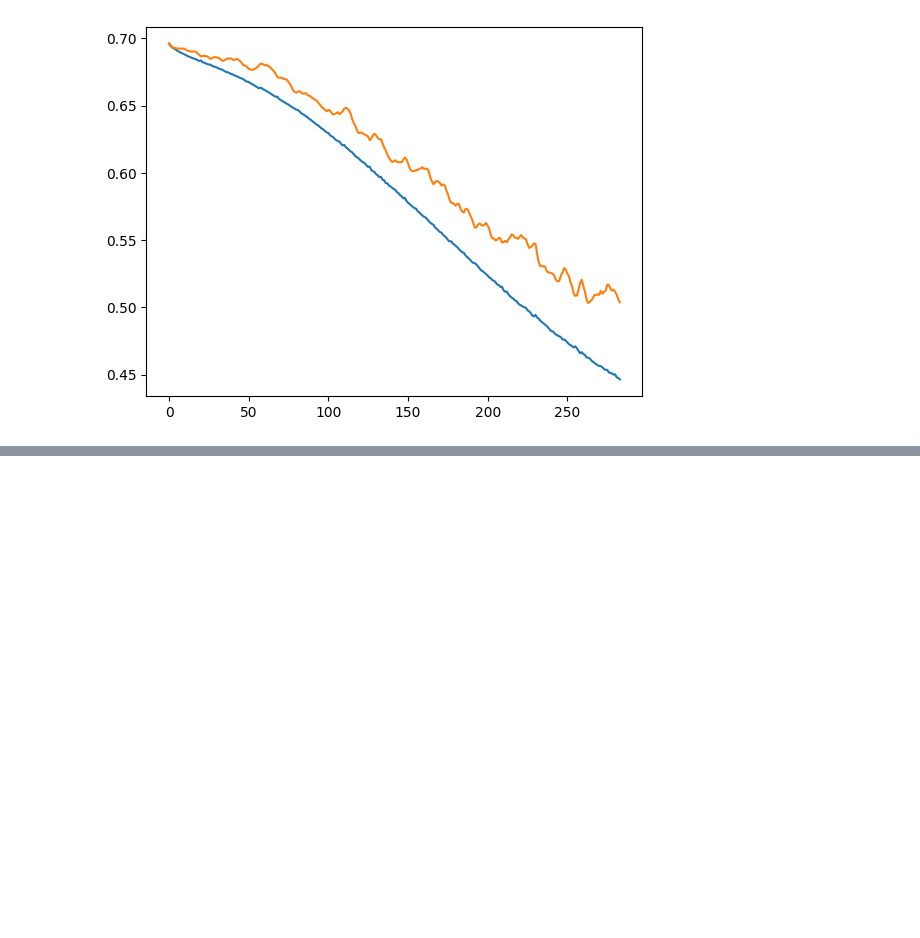
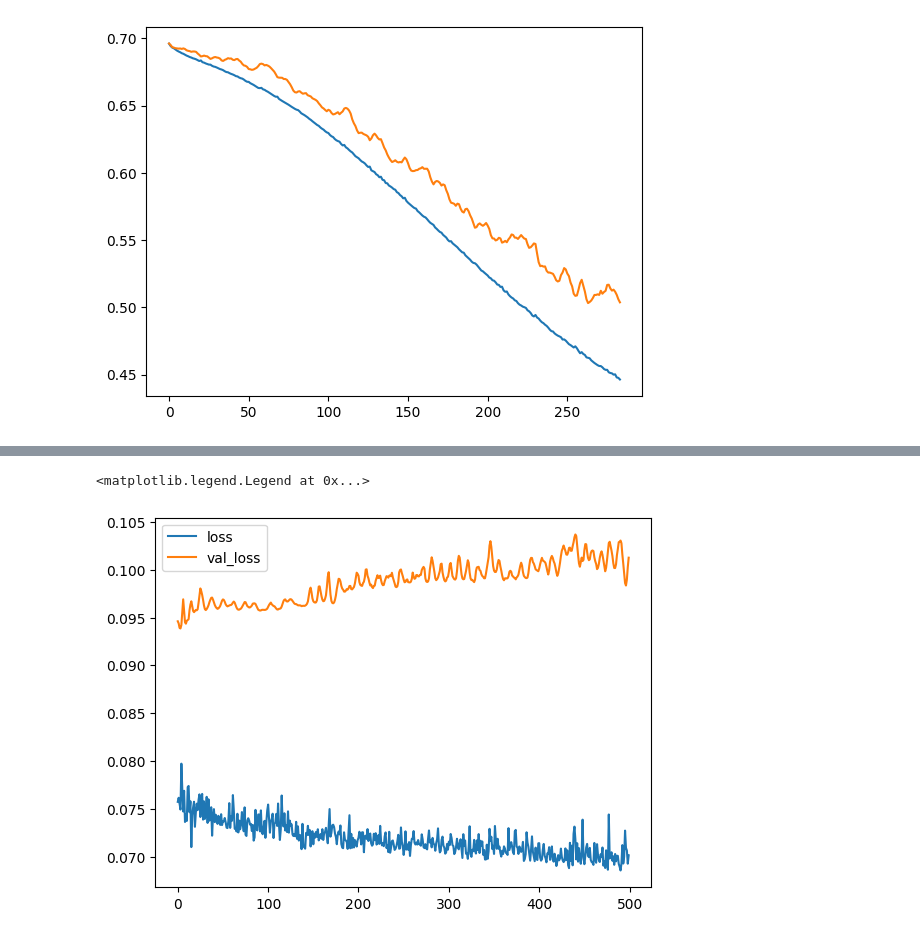
Before and after one commit to siddharthangra/Code_notes, a Jupyter notebook: Deep Learning/Improving_neural_network_perf.ipynb, the cells around one changed output, grey strips where cells are left out. Cells and saved outputs as stored; diff of their text form; code cells hidden in the pictures; blank space fills up the shorter version.

```diff
--- a/Deep Learning/Improving_neural_network_perf.ipynb
+++ b/Deep Learning/Improving_neural_network_perf.ipynb
@@ -91,0 +225,2 @@ plt.plot(history.history['val_loss'])
+# %%
+history3 = model3.fit(x_train,y_train, epochs=500, validation_data=(x_test,y_test))
@@ -91,0 +279,7 @@ plt.plot(history.history['val_loss'])
+# %%
+plt.plot(history3.history['loss'],label ="loss")
+plt.plot(history3.history['val_loss'], label ="val_loss")
+plt.legend()
+# %% [output]
+<matplotlib.legend.Legend at 0x...>
+[figure, added]
```
Also changed, not shown: parts of 16 cells of this notebook.
